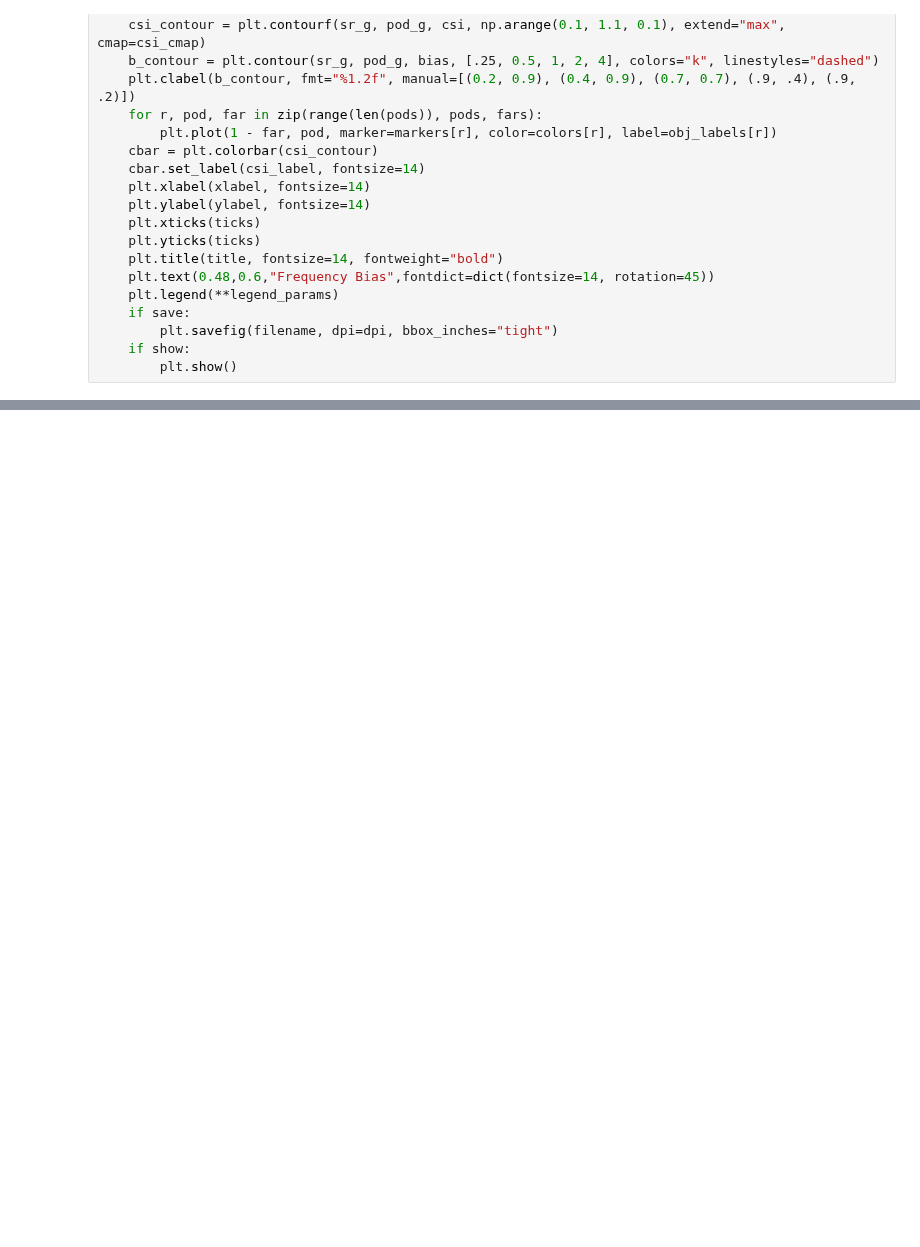
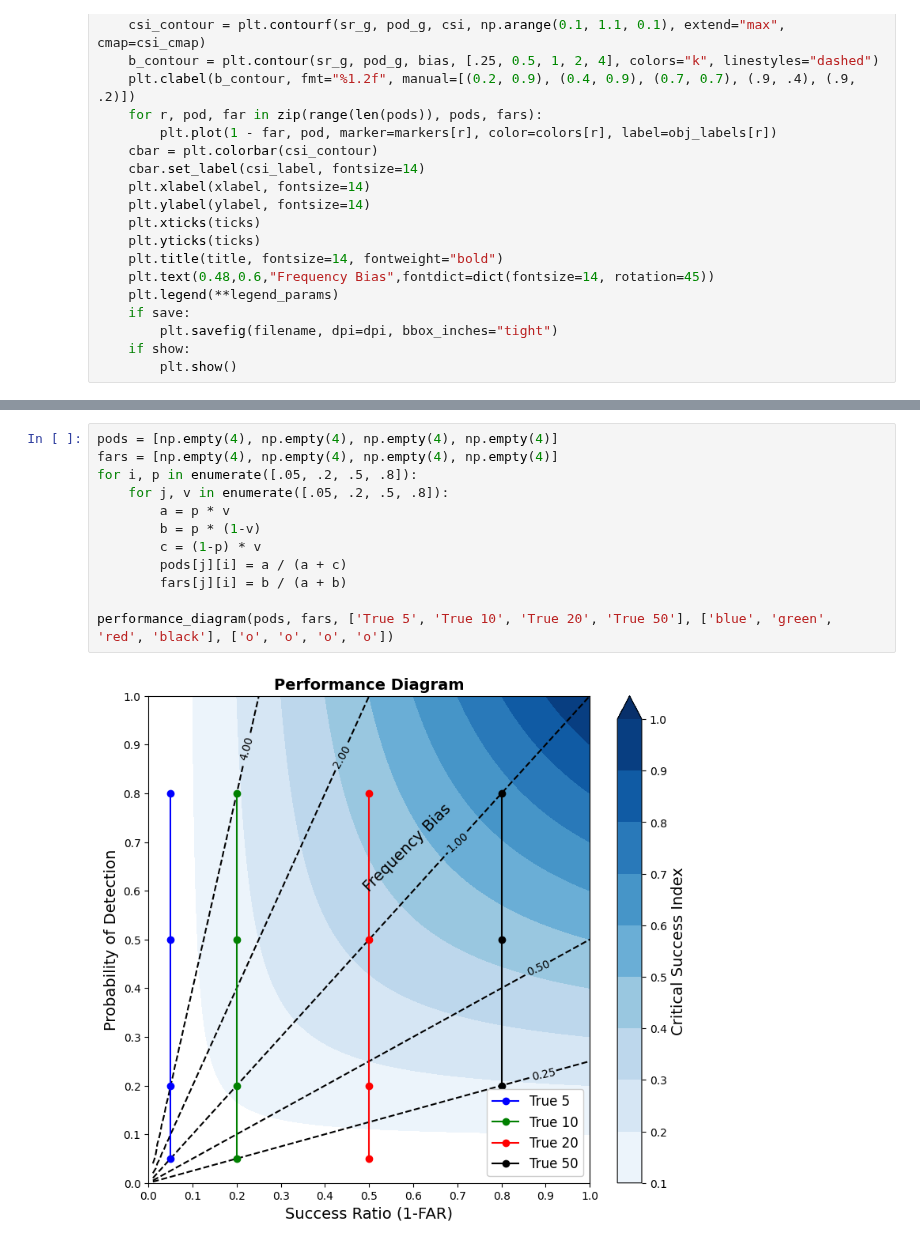
Before and after one commit to milesepstein13/severe-thunderstorm-analysis, a Jupyter notebook: create_performance_diagrams.ipynb, the cells around one changed output, grey strips where cells are left out. Cells and saved outputs as stored; diff of their text form; blank space fills up the shorter version.

```diff
--- a/create_performance_diagrams.ipynb
+++ b/create_performance_diagrams.ipynb
@@ -84,0 +85,14 @@ performance_diagram(pods, fars, hazard_types, ['red', 'blue', 'green', 'orange']
+# %%
+pods = [np.empty(4), np.empty(4), np.empty(4), np.empty(4)]
+fars = [np.empty(4), np.empty(4), np.empty(4), np.empty(4)]
+for i, p in enumerate([.05, .2, .5, .8]):
+    for j, v in enumerate([.05, .2, .5, .8]):
+        a = p * v
+        b = p * (1-v)
+        c = (1-p) * v
+        pods[j][i] = a / (a + c)
+        fars[j][i] = b / (a + b)
+
+performance_diagram(pods, fars, ['True 5', 'True 10', 'True 20', 'True 50'], ['blue', 'green', 'red', 'black'], ['o', 'o', 'o', 'o'])
+# %% [output]
+[figure, added]
```
Also changed, not shown: parts of 2 cells of this notebook, 1 other file.
